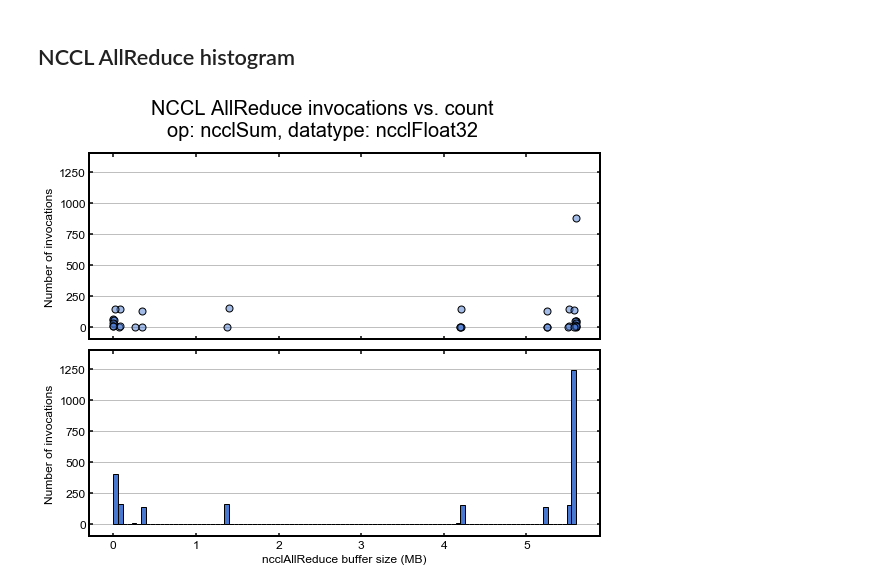
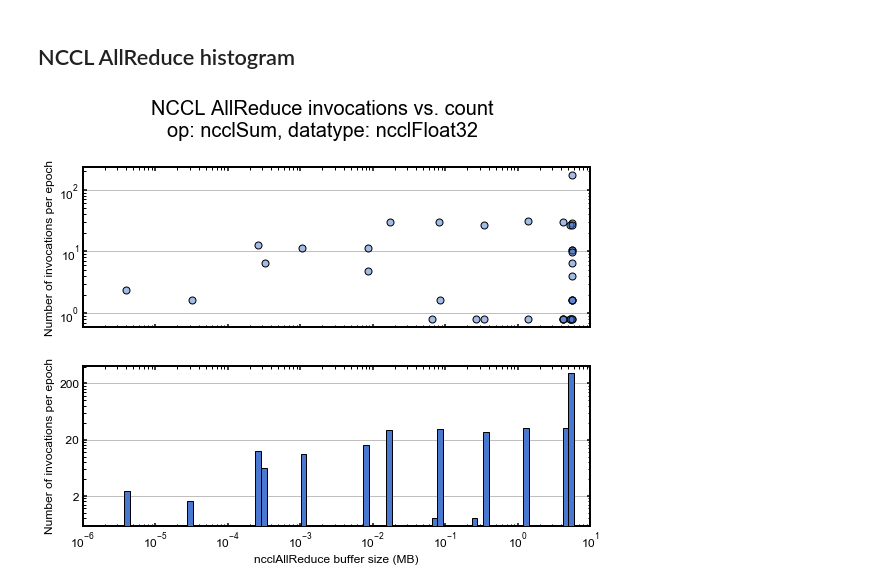
Before and after one commit to mrowan137/ml-performance-benchmark, a Jupyter notebook: cosmoflow/summit/analysis/plot_nccl_debug.ipynb, the cells around one changed output. Cells and saved outputs as stored; diff of their text form; code cells hidden in the pictures.

Commit message:
NCCL debug data log scales

```diff
--- a/cosmoflow/summit/analysis/plot_nccl_debug.ipynb
+++ b/cosmoflow/summit/analysis/plot_nccl_debug.ipynb
@@ -84,38 +84,47 @@ colors = sns.color_palette('muted') + sns.color_palette('dark',)
 # data collected for 8 node runs
 ranks = sorted(d._hash[8].keys())
 op, datatype = 'ncclSum', 'ncclFloat32'
 
 fig, axs = plt.subplots(nrows=2, ncols=1, sharex=True, figsize=(8, 6.))
 plt.suptitle('NCCL AllReduce invocations vs. count\n'
              +'op: {}, datatype: {}'.format(op, datatype), y=1.1, fontsize=20)
 
 # 4 Bytes * count
+num_epochs = 5
 nbytes = np.array(4*d._hash[8][0][op][datatype])
 nbytes_to_count = Counter(nbytes)
 
 # MegaBytes
 x = np.array(list(nbytes_to_count.keys()))
-y = np.array([nbytes_to_count[nb] for nb in x])
+y = np.array([nbytes_to_count[nb]/num_epochs for nb in x])
 
 # Plot MegaBytes vs. Count
 plt.sca(axs.flatten()[0])
 plt.scatter(x/10.**6, y, color=colors[0], marker='o',
             facecolor=mpl.colors.ColorConverter().to_rgba(colors[0], alpha=0.5),
             edgecolor=mpl.colors.ColorConverter().to_rgba('k', alpha=1.0), zorder=5)
-plt.ylim(-100, 1400)
+#plt.ylim(-100, 1400)
+plt.yscale('log')
 plt.gca().yaxis.grid(True)
-plt.ylabel('Number of invocations')
+plt.ylabel('Number of invocations per epoch')
 
 
 # Plot MegaBytes vs. Count
 plt.sca(axs.flatten()[1])
-plt.hist(nbytes/10.**6, bins=100, color=colors[0], edgecolor='k', zorder=5)
-plt.ylim(-100, 1400)
+plt.xscale('log')
+bins = np.logspace(-7,np.log10(6),num=100)
+#bins = np.logspace(-3,2,num=100)
+plt.hist(nbytes/10.**6, bins=bins, color=colors[0], edgecolor='k', zorder=5)
+#plt.ylim(0.1, 1000)
+plt.xlim(10**-6, 10)
+plt.yscale('log')
+y_vals = plt.gca().get_yticks()
+plt.gca().set_yticklabels(['{:3.0f}'.format(x/num_epochs) for x in y_vals])
 plt.gca().yaxis.grid(True)
 plt.xlabel('ncclAllReduce buffer size (MB)')
-plt.ylabel('Number of invocations')
+plt.ylabel('Number of invocations per epoch')
 plt.tight_layout()
 
-plt.savefig('figs/NCCL_count.png', dpi=150, bbox_inches='tight')
+plt.savefig('figs/NCCL_count_log.png', dpi=150, bbox_inches='tight')
 # %% [output]
-[figure, old version]
+[figure, new version]
```
Also changed, not shown: 6 other files.
